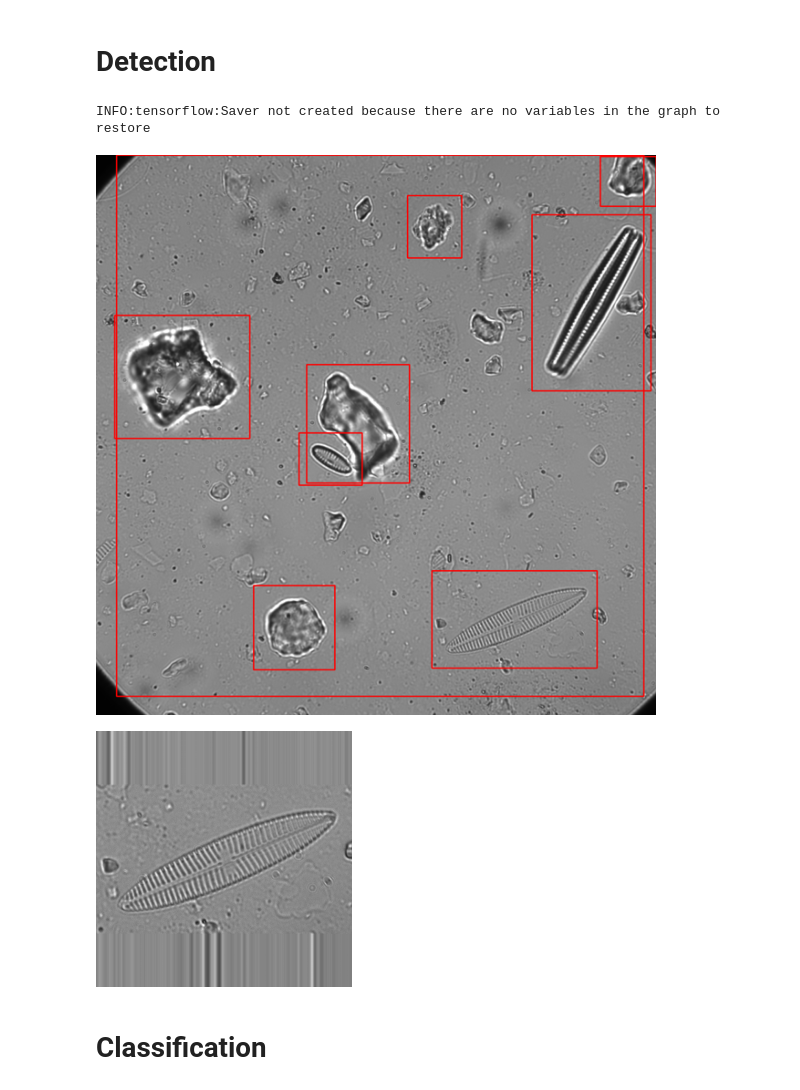
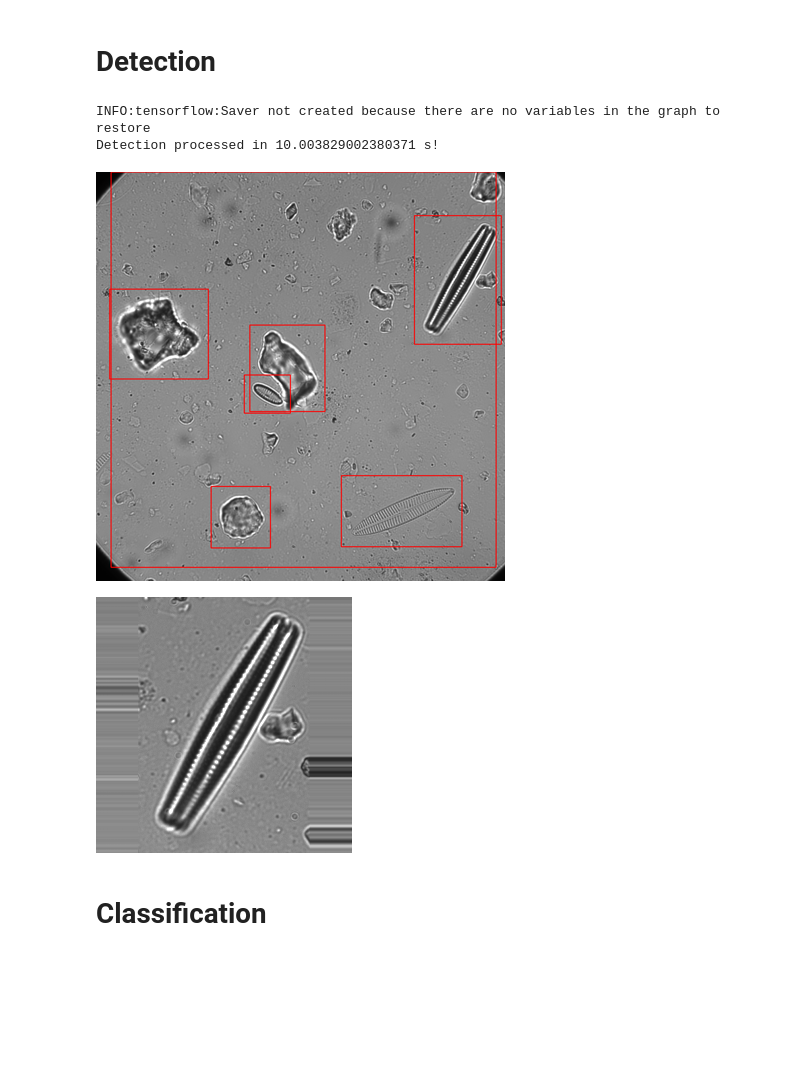
Before and after one commit to xuewengeophysics/Super-Diatom-Classifier, a Jupyter notebook: diatom_classification/global_pipeline/pipeline.ipynb, the cells around one changed output. Saved outputs shown, nothing was run; the diff lists cells and outputs as text; code cells hidden in the pictures; blank space fills up the shorter version.

```diff
--- a/diatom_classification/global_pipeline/pipeline.ipynb
+++ b/diatom_classification/global_pipeline/pipeline.ipynb
@@ -22,40 +25,46 @@ sample = load_image(os.path.join(ROOT,"datasets/micro_samples/sample_04.tiff"))
 # %% [markdown]
 # Detection
 # %%
-path_to_detection_model = os.path.join(ROOT,"training/obj_detection/ws_bd/models/model/export/saved_model/")
-path_to_labels = os.path.join(ROOT,"artificial_datasets/dataset01_tfr/binary_label_map.pbtxt")
+detection_model_path = os.path.join(ROOT,"training/obj_detection/ws_bd/models/model/export/saved_model/")
+labels_path = os.path.join(ROOT,"artificial_datasets/dataset01_tfr/binary_label_map.pbtxt")
-# %%
-# Model
-detection_model = tf.saved_model.load(path_to_detection_model)
-detection_model = detection_model.signatures['serving_default']
-# Label map
-category_index = label_map_util.create_category_index_from_labelmap(path_to_labels, use_display_name=True)
-# %% [output]
-INFO:tensorflow:Saver not created because there are no variables in the graph to restore
-# %%
-detection_results = run_inference_for_single_image(detection_model, sample)
 # %%
-#xwidth, yheight
-verbose = True
-score_thresold = 0.95
+def run_detection(model_path, sample):
+    start = time.time()
+    model = tf.saved_model.load(model_path)
+    model = model.signatures['serving_default']
+    detection_results = run_inference_for_single_image(model, sample)
+    print("Detection processed in", time.time()-start, "s!")
+    return detection_results
 
-thumbails = []
-image_detections = sample.copy()
-height, width, channels = image_detections.shape
-for box, score in zip(detection_results['detection_boxes'], detection_results['detection_scores']):
-    if score>score_thresold:
-        ymin, xmin, ymax, xmax = int(box[0]*width), int(box[1]*height), int(box[2]*width), int(box[3]*height)
-        if verbose: image_detections = cv2.rectangle(image_detections, (xmin, ymin), (xmax, ymax), (255, 0, 0), 4)
-        thumbail = sample[ymin:ymax, xmin:xmax, :]
-        thumbail = convert_to_square(thumbail, new_size=256)
-        thumbails.append(thumbail)
-thumbails = np.array(thumbails)
-if verbose: display(Image.fromarray(image_detections).resize((int(0.3*width), int(0.3*height))))
+def get_thumbails_batch(sample, detection, score_thresold=0.5, verbose=False):
+    thumbails = {}
+    thumbails["batch"] = []
+    thumbails["bounding_box"] = []
+    thumbails["score"] = []
+    image_detections = sample.copy()
+    height, width, channels = image_detections.shape
+    for box, score in zip(detection['detection_boxes'], detection['detection_scores']):
+        if score>score_thresold:
+            ymin, xmin, ymax, xmax = int(box[0]*width), int(box[1]*height), int(box[2]*width), int(box[3]*height)
+            if verbose: image_detections = cv2.rectangle(image_detections, (xmin, ymin), (xmax, ymax), (255, 0, 0), 4)
+            thumbail = sample[ymin:ymax, xmin:xmax, :]
+            thumbail = convert_to_square(thumbail, new_size=256)
+            thumbails["batch"].append(thumbail)
+            thumbails["bounding_box"].append([ymin, xmin, ymax, xmax])
+            thumbails["score"].append(score)
+    thumbails["batch"] = np.array(thumbails["batch"])
+    if verbose:
+        display(Image.fromarray(image_detections).resize((int(0.2*width), int(0.2*height))))
+        display(Image.fromarray(thumbails["batch"][1]))
+        thumbails["batch"][1].shape[0]
+    return thumbails
-# %% [output]
-[figure, removed]
-# %%
-display(Image.fromarray(thumbails[0]))
-# %% [output]
-[figure, removed]
+# %%
+detection_results = run_detection(detection_model_path, sample)
+thumbails = get_thumbails_batch(sample, detection_results, score_thresold=0.99, verbose=True)
+# %% [output]
+INFO:tensorflow:Saver not created because there are no variables in the graph to restore
+Detection processed in 10.003829002380371 s!
+[figure, added]
+[figure, added]
 # %% [markdown]
 # Classification
```
Also changed, not shown: parts of 6 cells of this notebook, 2 other files.
